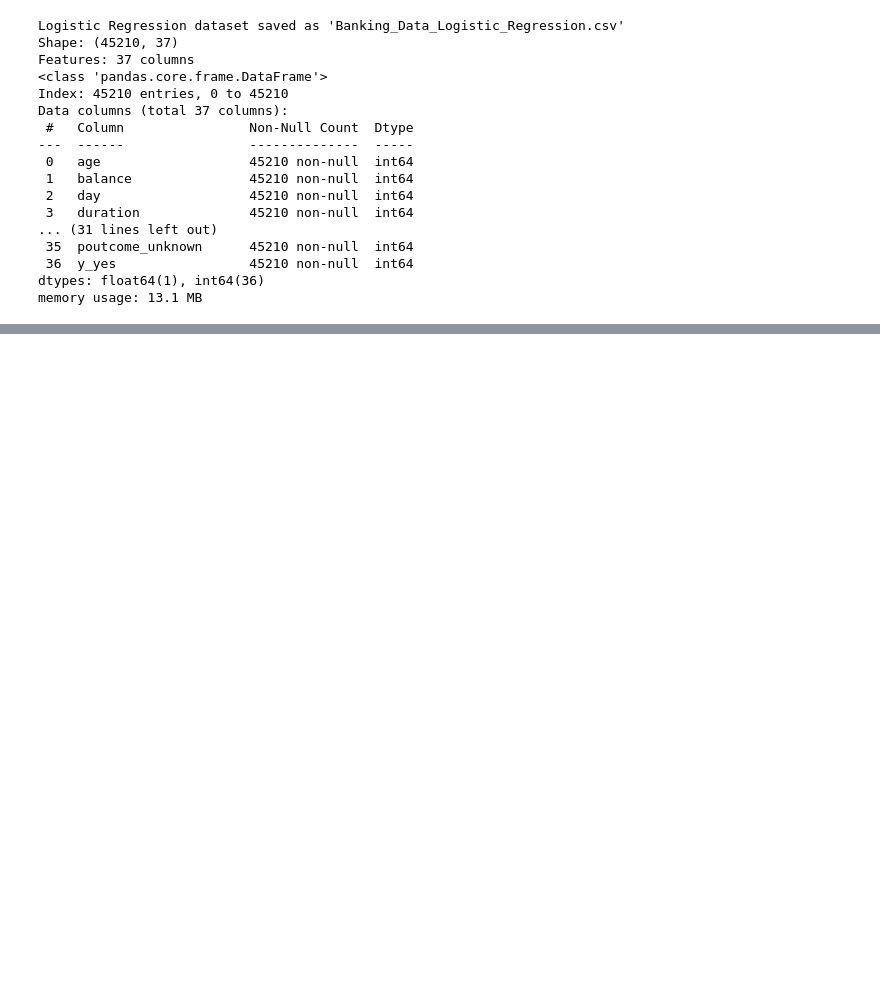
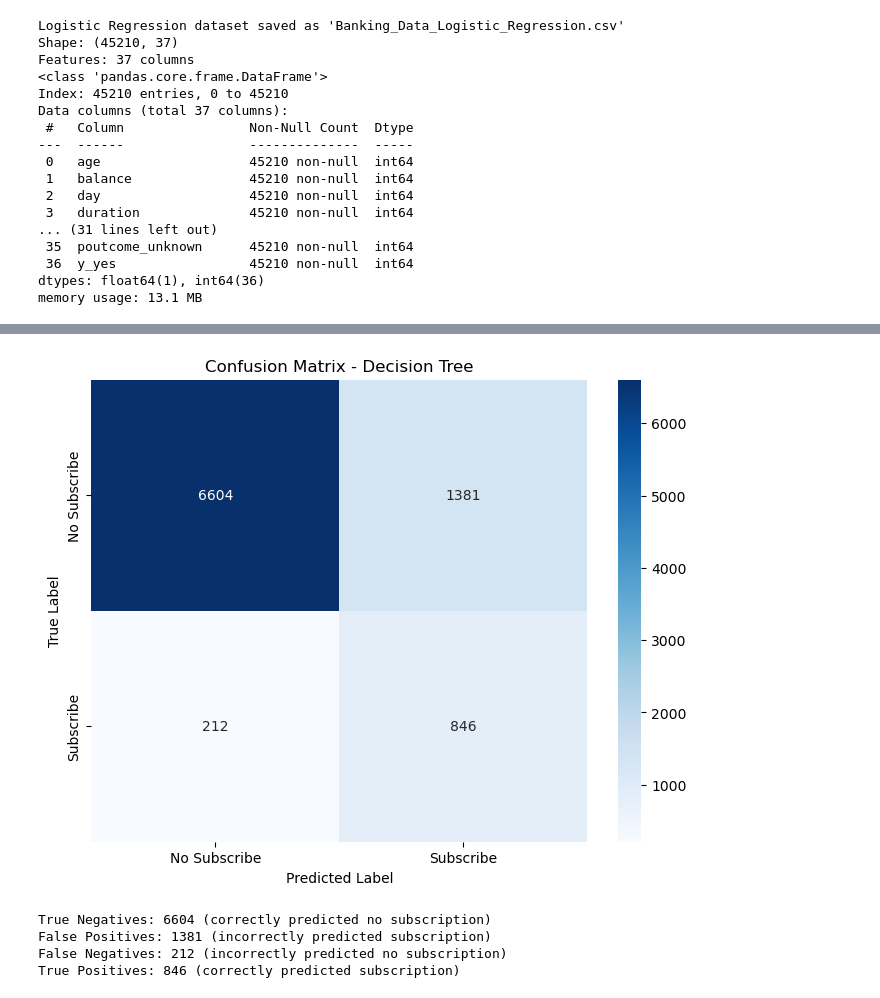
Before and after one commit to Dannie-1217/IAT461, a Jupyter notebook: IAT461_FinalProject.ipynb, the cells around one changed output, grey strips where cells are left out. Saved outputs shown, nothing was run; the diff lists cells and outputs as text; code cells hidden in the pictures; blank space fills up the shorter version.

Commit message:
decision tree

```diff
--- a/IAT461_FinalProject.ipynb
+++ b/IAT461_FinalProject.ipynb
@@ -537,0 +693,17 @@ memory usage: 13.1 MB
+# %%
+from sklearn.metrics import accuracy_score, precision_score, recall_score, f1_score
+
+# Make predictions on the test set
+y_pred = dt_model.predict(X_test)
+
+# Calculate performance metrics
+accuracy = accuracy_score(y_test, y_pred)
+precision = precision_score(y_test, y_pred)
+recall = recall_score(y_test, y_pred)
+f1 = f1_score(y_test, y_pred)
+
+print("Model Performance:")
+print(f"Accuracy: {accuracy:.4f}")
+print(f"Precision: {precision:.4f}")
+print(f"Recall: {recall:.4f}")
+print(f"F1 Score: {f1:.4f}")
@@ -537,0 +719,28 @@ memory usage: 13.1 MB
+# %%
+from sklearn.metrics import confusion_matrix
+import matplotlib.pyplot as plt
+import seaborn as sns
+
+# Create confusion matrix
+cm = confusion_matrix(y_test, y_pred)
+
+# Plot confusion matrix
+plt.figure(figsize=(8, 6))
+sns.heatmap(cm, annot=True, fmt='d', cmap='Blues',
+            xticklabels=['No Subscribe', 'Subscribe'],
+            yticklabels=['No Subscribe', 'Subscribe'])
+plt.title('Confusion Matrix - Decision Tree')
+plt.ylabel('True Label')
+plt.xlabel('Predicted Label')
+plt.show()
+
+print(f"True Negatives: {cm[0,0]} (correctly predicted no subscription)")
+print(f"False Positives: {cm[0,1]} (incorrectly predicted subscription)")
+print(f"False Negatives: {cm[1,0]} (incorrectly predicted no subscription)")
+print(f"True Positives: {cm[1,1]} (correctly predicted subscription)")
+# %% [output]
+[figure, added]
+True Negatives: 6604 (correctly predicted no subscription)
+False Positives: 1381 (incorrectly predicted subscription)
+False Negatives: 212 (incorrectly predicted no subscription)
+True Positives: 846 (correctly predicted subscription)
```
Also changed, not shown: parts of 35 cells of this notebook, 1 other file.
